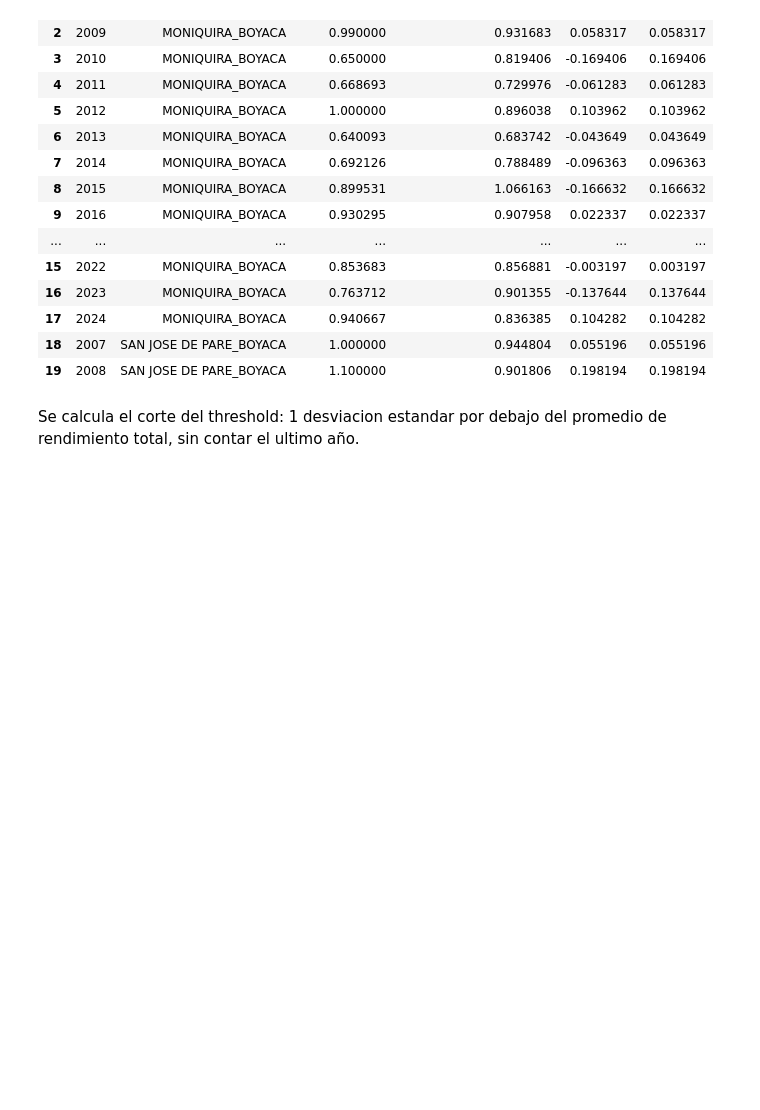
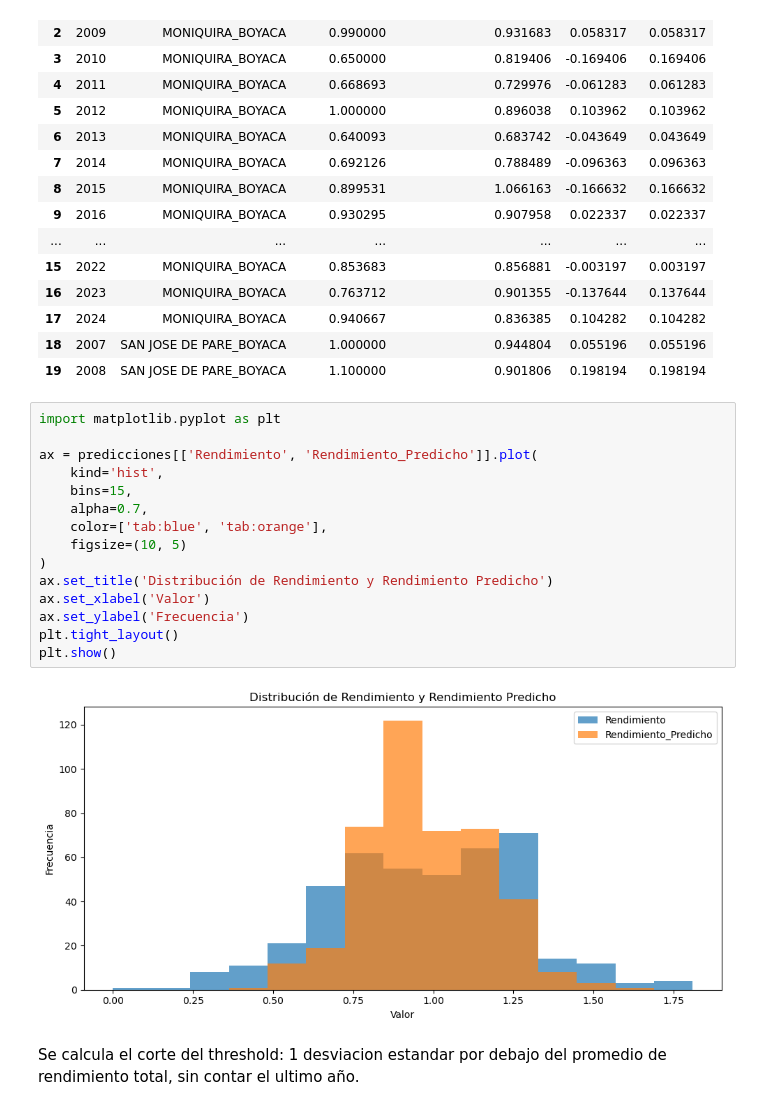
Before and after one commit to spulidov91/clima_cafe_v1, a Jupyter notebook: Notebooks/4_Politica.ipynb, the cells around one changed output. Cells and saved outputs as stored; diff of their text form; blank space fills up the shorter version.

```diff
--- a/Notebooks/4_Politica.ipynb
+++ b/Notebooks/4_Politica.ipynb
@@ -73,6 +131,23 @@ None
 | 17 | 2024 | MONIQUIRA_BOYACA | 0.940667 | 0.836385 | 0.104282 | 0.104282 |
 | 18 | 2007 | SAN JOSE DE PARE_BOYACA | 1.000000 | 0.944804 | 0.055196 | 0.055196 |
 | 19 | 2008 | SAN JOSE DE PARE_BOYACA | 1.100000 | 0.901806 | 0.198194 | 0.198194 |
+# %%
+import matplotlib.pyplot as plt
+
+ax = predicciones[['Rendimiento', 'Rendimiento_Predicho']].plot(
+    kind='hist',
+    bins=15,
+    alpha=0.7,
+    color=['tab:blue', 'tab:orange'],
+    figsize=(10, 5)
+)
+ax.set_title('Distribución de Rendimiento y Rendimiento Predicho')
+ax.set_xlabel('Valor')
+ax.set_ylabel('Frecuencia')
+plt.tight_layout()
+plt.show()
+# %% [output]
+[figure, added]
 # %% [markdown]
 Se calcula el corte del threshold: 1 desviacion estandar por debajo del promedio de rendimiento total, sin contar el ultimo año.
 # %%
```
Also changed, not shown: parts of 14 cells of this notebook, 1 other file.
